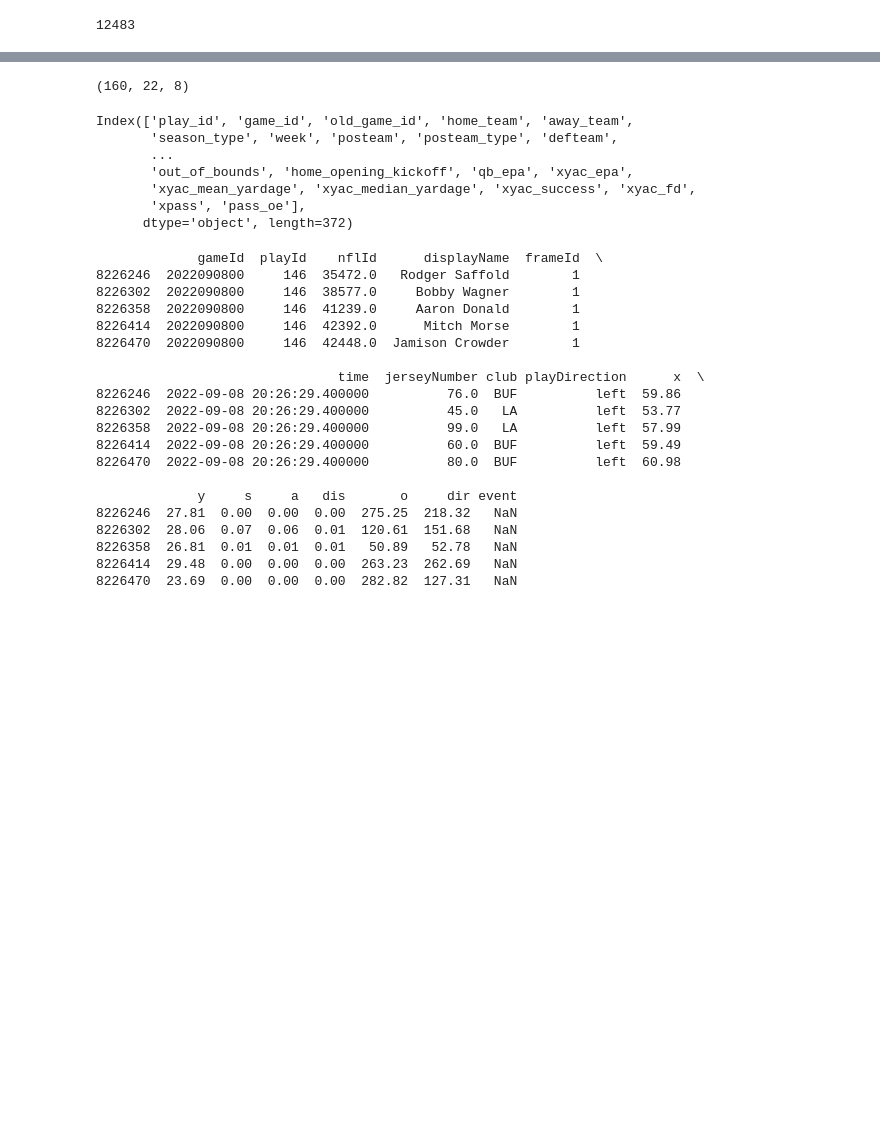
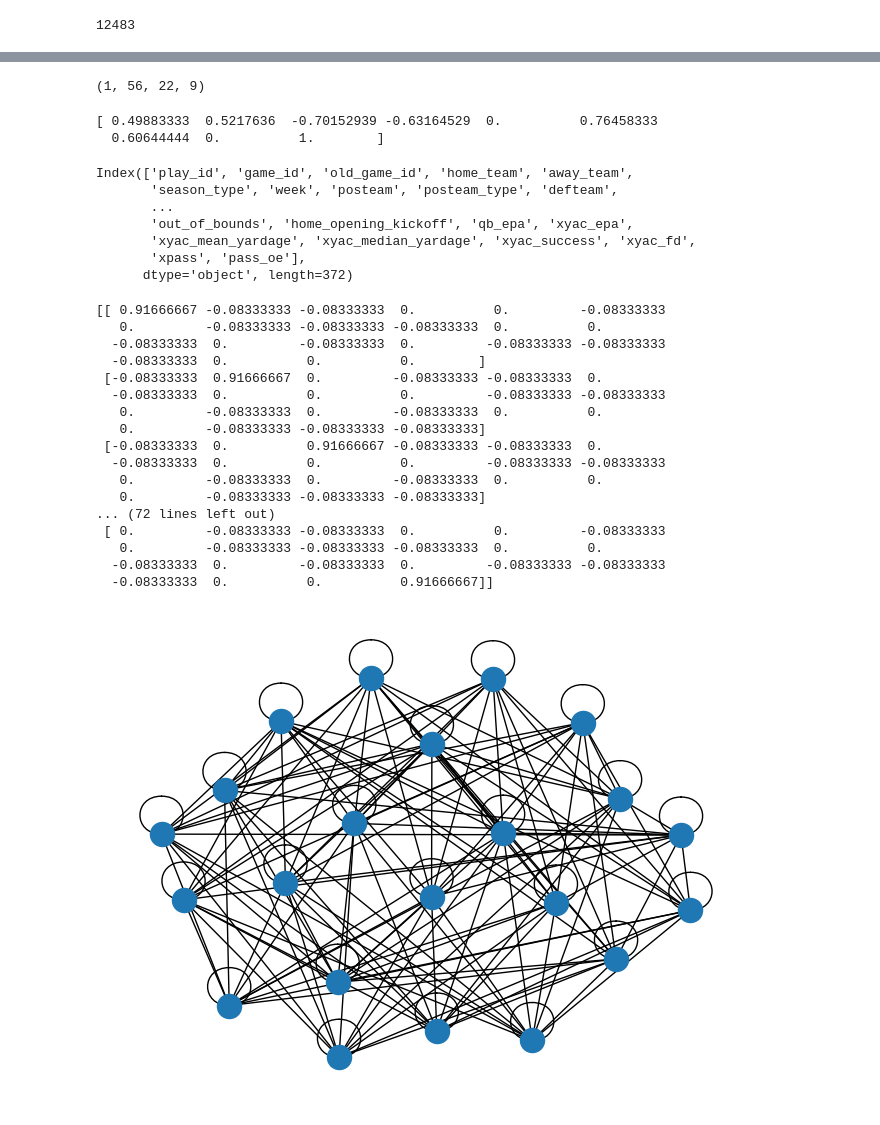
Before and after one commit to jvalderr239/GCN, a Jupyter notebook: notebooks/data_visualization.ipynb, the cells around one changed output, grey strips where cells are left out. Saved outputs shown, nothing was run; the diff lists cells and outputs as text; code cells hidden in the pictures; blank space fills up the shorter version.

Commit message:
notebooks: graph

```diff
--- a/notebooks/data_visualization.ipynb
+++ b/notebooks/data_visualization.ipynb
@@ -146,6 +163,8 @@ for lst_of_frames in frame_data:
     seq_list = None
     for frames in lst_of_frames:
         frame = frames.sort_values(by="nflId")
+        merged_games = pd.merge(games_df, frame, left_on='gameId', right_on='gameId')
+        merged_plays = pd.merge(plays_df, frame, left_on=['gameId','playId'], right_on=['gameId','playId'])
         x_vals = frame[["x"]].values / 120
         y_vals = frame[["y"]].values / 53.3
         s_vals = (frame[["s"]] - lst_of_frames[0][["s"]].mean())/lst_of_frames[0][["s"]].std()
@@ -153,16 +172,17 @@ for lst_of_frames in frame_data:
         dis_vals = frame[["dis"]].values
         o_vals = frame[["o"]].values / 360
         dir_vals = frame[["dir"]].values / 360
-        merged_games = pd.merge(games_df, frame, left_on='gameId', right_on='gameId')
         is_home = np.where(merged_games["homeTeamAbbr"].values  == merged_games["club"].values, 1, 0)[..., np.newaxis]
+        is_in_possesion = np.where(merged_plays["possessionTeam"].values  == merged_plays["club"].values, 1, 0)[..., np.newaxis]
         current = np.concatenate(
-            [x_vals, y_vals, s_vals, a_vals, dis_vals, o_vals, dir_vals, is_home],
+            [x_vals, y_vals, s_vals, a_vals, dis_vals, o_vals, dir_vals, is_home, is_in_possesion],
             axis=1
             )[np.newaxis, ...]
         # Generate sequences of frames (len_input_seq)
         seq_list = np.concatenate((seq_list, current), axis=0) if seq_list is not None else current
     # Batch sequences of frames (batch_size)
     data = np.concatenate((data, seq_list), axis=0) if data is not None else seq_list[np.newaxis, ...]
+    break
 # %% [output]
 Batches: 3
 Number of frames: 56
@@ -180,7 +197,13 @@ ValueError: all the input arrays must have same number of dimensions, but the ar
+# %%
+# (batch_size, frame, num_nodes, num_features)
+print(data.shape)
+# %% [output]
+(1, 56, 22, 9)
 # %%
-print(data.shape)
+print(data[0][0][0])
 # %% [output]
-(160, 22, 8)
+[ 0.49883333  0.5217636  -0.70152939 -0.63164529  0.          0.76458333
+  0.60644444  0.          1.        ]
 # %%
 import nfl_data_py as nfl
 nfl.see_pbp_cols()
@@ -192,26 +215,36 @@ Index(['play_id', 'game_id', 'old_game_id', 'home_team', 'away_team',
        'xyac_mean_yardage', 'xyac_median_yardage', 'xyac_success', 'xyac_fd',
        'xpass', 'pass_oe'],
       dtype='object', length=372)
-# %%
-print(frame.head())
-# %% [output]
-             gameId  playId    nflId      displayName  frameId  \
-8226246  2022090800     146  35472.0   Rodger Saffold        1
-8226302  2022090800     146  38577.0     Bobby Wagner        1
-8226358  2022090800     146  41239.0     Aaron Donald        1
-8226414  2022090800     146  42392.0      Mitch Morse        1
-8226470  2022090800     146  42448.0  Jamison Crowder        1
-
-                               time  jerseyNumber club playDirection      x  \
-8226246  2022-09-08 20:26:29.400000          76.0  BUF          left  59.86
-8226302  2022-09-08 20:26:29.400000          45.0   LA          left  53.77
-8226358  2022-09-08 20:26:29.400000          99.0   LA          left  57.99
-8226414  2022-09-08 20:26:29.400000          60.0  BUF          left  59.49
-8226470  2022-09-08 20:26:29.400000          80.0  BUF          left  60.98
-
-             y     s     a   dis       o     dir event
-8226246  27.81  0.00  0.00  0.00  275.25  218.32   NaN
-8226302  28.06  0.07  0.06  0.01  120.61  151.68   NaN
-8226358  26.81  0.01  0.01  0.01   50.89   52.78   NaN
-8226414  29.48  0.00  0.00  0.00  263.23  262.69   NaN
-8226470  23.69  0.00  0.00  0.00  282.82  127.31   NaN
+# %%
+adj = []
+for elements in data[0][0]:
+    current_element = []
+    for other_elements in data[0][0]:
+        current_element.append(elements[-2] != other_elements[-2])
+    adj.append(current_element)
+# %%
+import networkx as nx
+A=np.matrix(adj) + np.identity(len(adj))
+G = nx.Graph(np.array(A))
+A = nx.normalized_laplacian_matrix(G).toarray()
+print(A)
+nx.draw(G)
+# %% [output]
+[[ 0.91666667 -0.08333333 -0.08333333  0.          0.         -0.08333333
+   0.         -0.08333333 -0.08333333 -0.08333333  0.          0.
+  -0.08333333  0.         -0.08333333  0.         -0.08333333 -0.08333333
+  -0.08333333  0.          0.          0.        ]
+ [-0.08333333  0.91666667  0.         -0.08333333 -0.08333333  0.
+  -0.08333333  0.          0.          0.         -0.08333333 -0.08333333
+   0.         -0.08333333  0.         -0.08333333  0.          0.
+   0.         -0.08333333 -0.08333333 -0.08333333]
+ [-0.08333333  0.          0.91666667 -0.08333333 -0.08333333  0.
+  -0.08333333  0.          0.          0.         -0.08333333 -0.08333333
+   0.         -0.08333333  0.         -0.08333333  0.          0.
+   0.         -0.08333333 -0.08333333 -0.08333333]
+... (72 lines left out)
+ [ 0.         -0.08333333 -0.08333333  0.          0.         -0.08333333
+   0.         -0.08333333 -0.08333333 -0.08333333  0.          0.
+  -0.08333333  0.         -0.08333333  0.         -0.08333333 -0.08333333
+  -0.08333333  0.          0.          0.91666667]]
+[figure, added]
```
Also changed, not shown: parts of 2 cells of this notebook.
